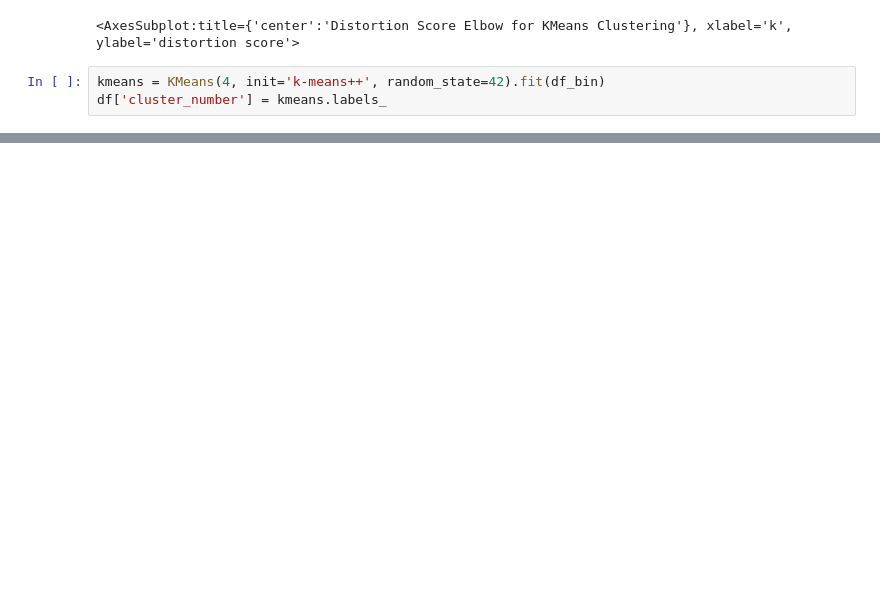
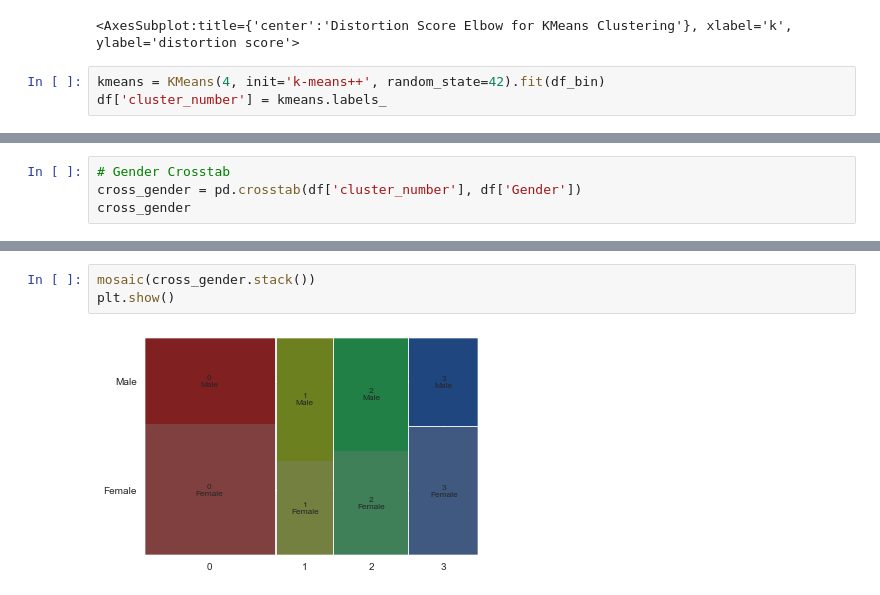
Before and after one commit to bharxhav/mcdonalds-market-segmentation, a Jupyter notebook: market-segmentation.ipynb, the cells around one changed output, grey strips where cells are left out. Saved outputs shown, nothing was run; the diff lists cells and outputs as text; blank space fills up the shorter version.

```diff
--- a/market-segmentation.ipynb
+++ b/market-segmentation.ipynb
@@ -261,0 +284,4 @@ plt.show()
+# %%
+# Gender Crosstab
+cross_gender = pd.crosstab(df['cluster_number'], df['Gender'])
+cross_gender
@@ -261,0 +295,5 @@ plt.show()
+# %%
+mosaic(cross_gender.stack())
+plt.show()
+# %% [output]
+[figure, added]
```
Also changed, not shown: parts of 9 cells of this notebook.
